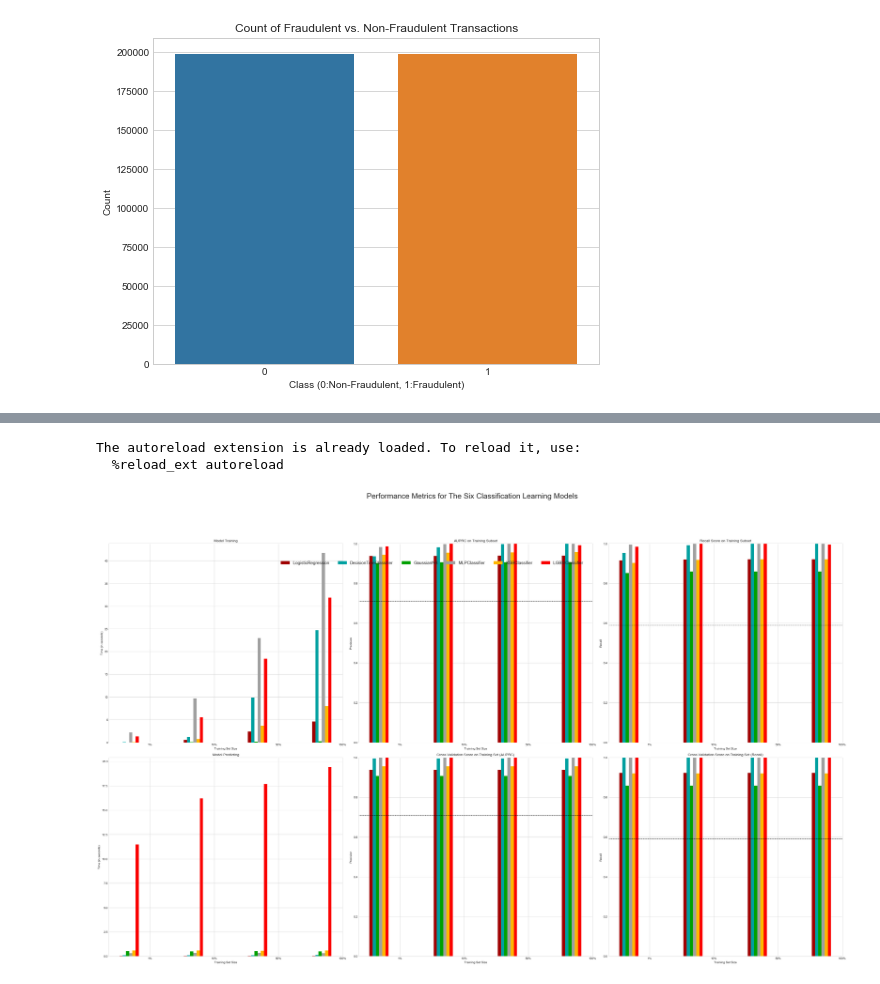
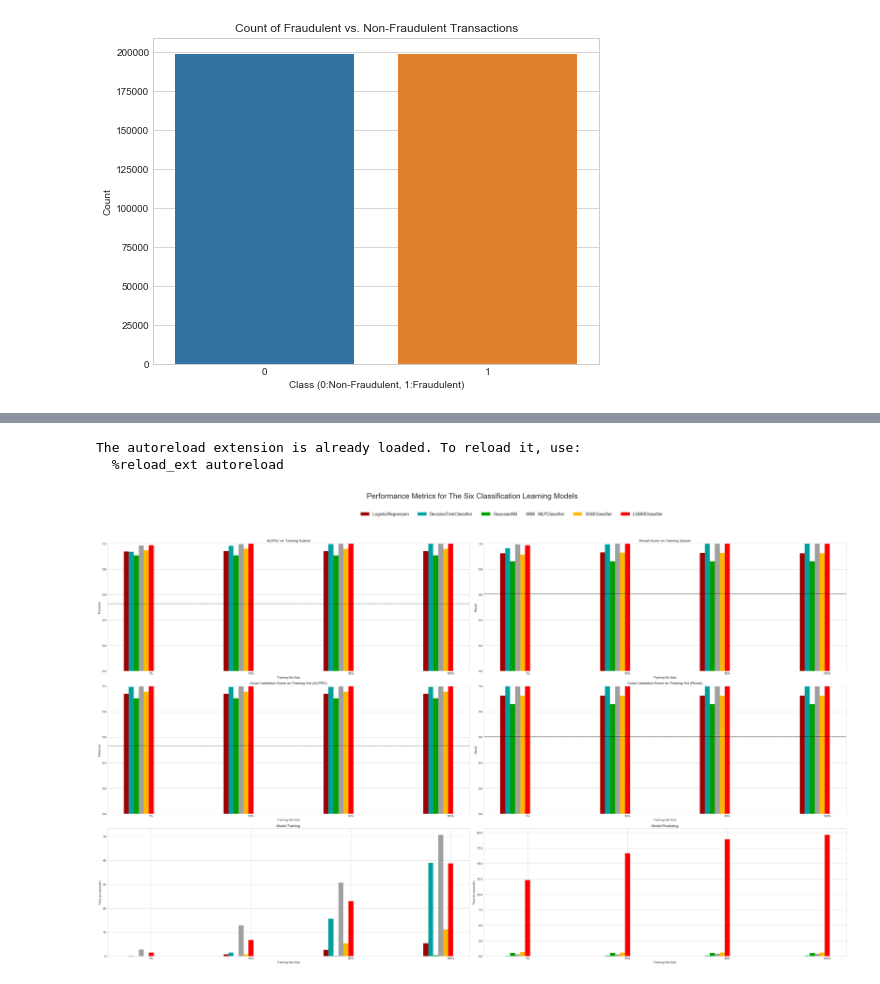
Before and after one commit to abhijeetkoranne/udacity-mlnd, a Jupyter notebook: Credit_Card_Fraud_Detection/Credit_Card_Fraud_Detection.ipynb, the cells around one changed output, grey strips where cells are left out. Saved outputs shown, nothing was run; the diff lists cells and outputs as text; code cells hidden in the pictures.

```diff
--- a/Credit_Card_Fraud_Detection/Credit_Card_Fraud_Detection.ipynb
+++ b/Credit_Card_Fraud_Detection/Credit_Card_Fraud_Detection.ipynb
@@ -325,8 +333,7 @@ def train_predict(learner, sample_size, X_train, y_train, X_test, y_test):
     # Calculate the training time
     results['train_time'] = end-start
 
-    # Get the predictions on the test set(X_test),
-    #       then get predictions on the first 300 training samples(X_train) using .predict()
+     # Calculate the predict time
     start = time() # Get start time
     predictions_test = learner.predict(X_test)
     predictions_train = learner.predict(X_train)
@@ -341,12 +348,11 @@ def train_predict(learner, sample_size, X_train, y_train, X_test, y_test):
     # Compute cross validation on the training set
     auprc_scorer = make_scorer(average_precision_score)
 
-
-    results['auprc_cv'] = cross_val_score(learner, X_train, y_train,cv=3, scoring = auprc_scorer).mean()
+    results['auprc_cv'] = cross_val_score(learner, X_train, y_train,cv=4, scoring = auprc_scorer).mean()
 
     # Compute cross validation on the training set
     recall_scorer = make_scorer(recall_score)
-    results['recall_cv'] = cross_val_score(learner, X_train, y_train,cv=3, scoring = recall_scorer).mean()
+    results['recall_cv'] = cross_val_score(learner, X_train, y_train,cv=4, scoring = recall_scorer).mean()
 
     # Compute recall on the training samples
     results['recall_train'] = recall_score(y_train,predictions_train)
@@ -359,7 +365,7 @@ def train_predict(learner, sample_size, X_train, y_train, X_test, y_test):
     # Return the results
     return results
 # %%
-smote_X_train,smote_X_test,smote_y_train,smote_y_test = train_test_split(smote_X,smote_y,test_size=0.3)
+smote_X_train,smote_X_test,smote_y_train,smote_y_test = train_test_split(smote_X,smote_y,test_size=0.2)
 # %%
 # Initialize the four models
 clf_A = LogisticRegression(solver='liblinear')
@@ -489,17 +493,16 @@ LGBMClassifier
 --------
 # %%
-# evaluation metrics of benchmark model to be compared with the classifiers.
-precision_benchmark = 0.83
-recall_benchmark = 0.59
-auprc_benchmark = 0.71
+precision_benchmark = 0.8710
+recall_benchmark = 0.6067
+auprc_benchmark = 0.5291
 %load_ext autoreload
 %autoreload 2
 %reload_ext autoreload
 import Results_Visualizer as rv
-rv.show_results(results, auprc_benchmark, recall_benchmark)
-#import visuals as vs
-#vs.evaluate(results, auprc_benchmark, recall_benchmark)
+#rv.show_results(results, auprc_benchmark, recall_benchmark)
+rv.show_resultsVs(results, auprc_benchmark, recall_benchmark)
+#rv.show_rVs(results, auprc_benchmark, recall_benchmark)
 # %% [output]
 The autoreload extension is already loaded. To reload it, use:
   %reload_ext autoreload
-[figure, old version]
+[figure, new version]
```
Also changed, not shown: parts of 22 cells of this notebook, 7 other files.
